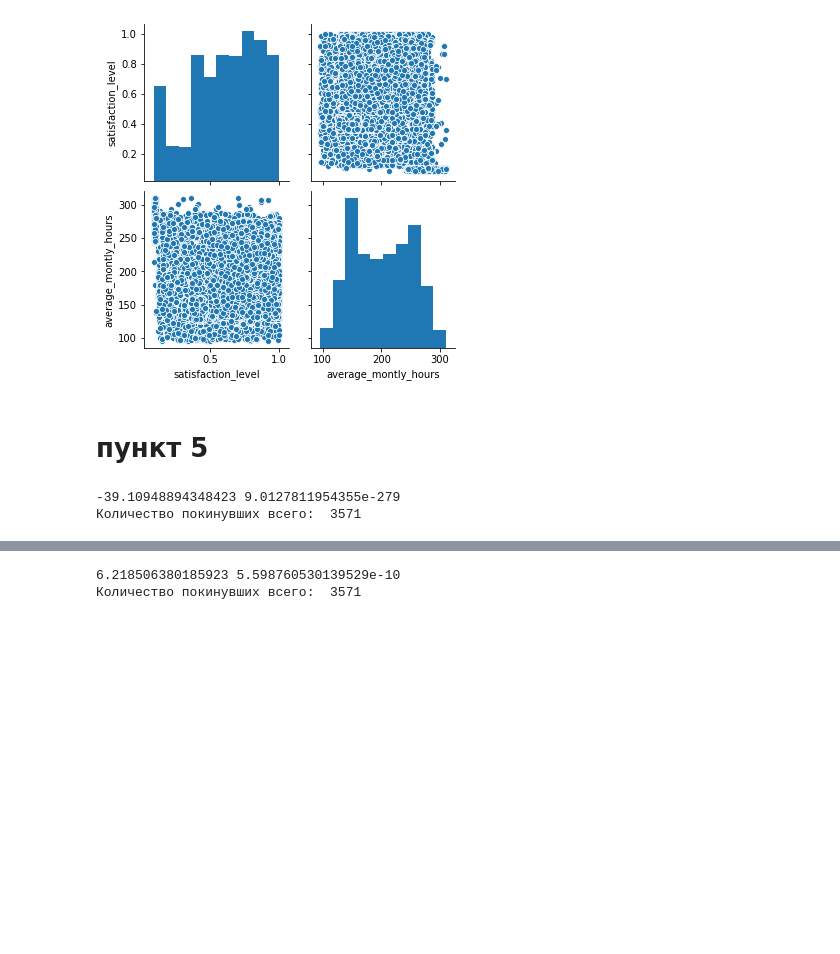
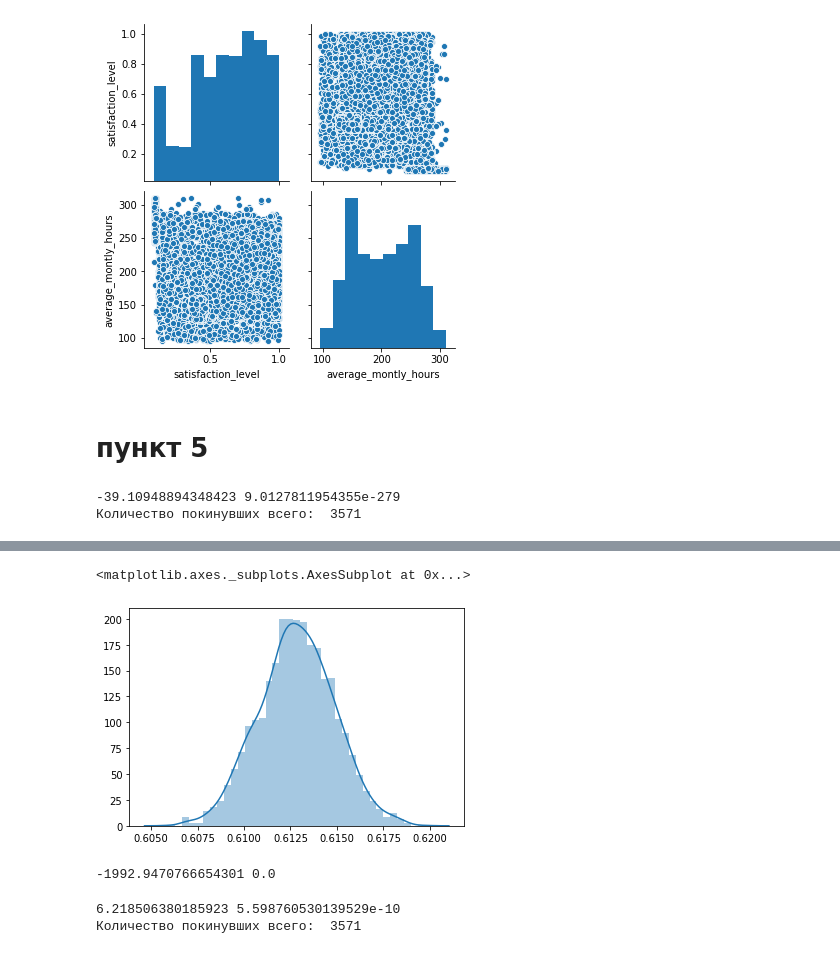
Before and after one commit to annavagner/netology_pyda, a Jupyter notebook: final_work/final.ipynb, the cells around one changed output, grey strips where cells are left out. Saved outputs shown, nothing was run; the diff lists cells and outputs as text; code cells hidden in the pictures; blank space fills up the shorter version.

```diff
--- a/final_work/final.ipynb
+++ b/final_work/final.ipynb
@@ -237,3 +250,19 @@ print('Количество покинувших всего: ', len(left_people)
+# %%
+sat_means_total = []
+for i in range(3000):
+    sample_ = df.satisfaction_level.sample(frac = 1, replace = True).mean()
+    sat_means_total.append(sample_)
+
+
+sns.distplot(sat_means_total)
+# %% [output]
+<matplotlib.axes._subplots.AxesSubplot at 0x...>
+[figure, added]
+# %%
+t_stat, p_value = stats.ttest_ind(sat_means, sat_means_total)
+print(t_stat, p_value)
+# %% [output]
+-1992.9470766654301 0.0
 # %%
 left_people = df[df.left == 1]['average_montly_hours']
 
```
Also changed, not shown: parts of 4 cells of this notebook.
